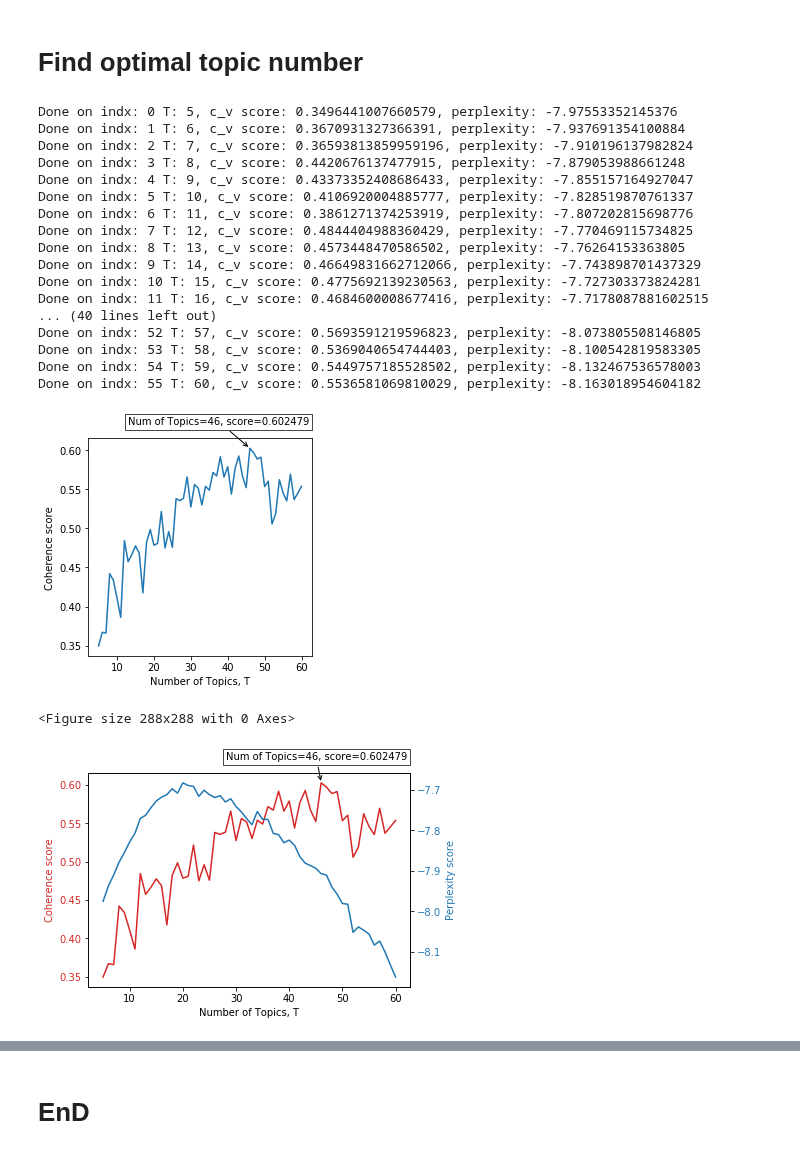
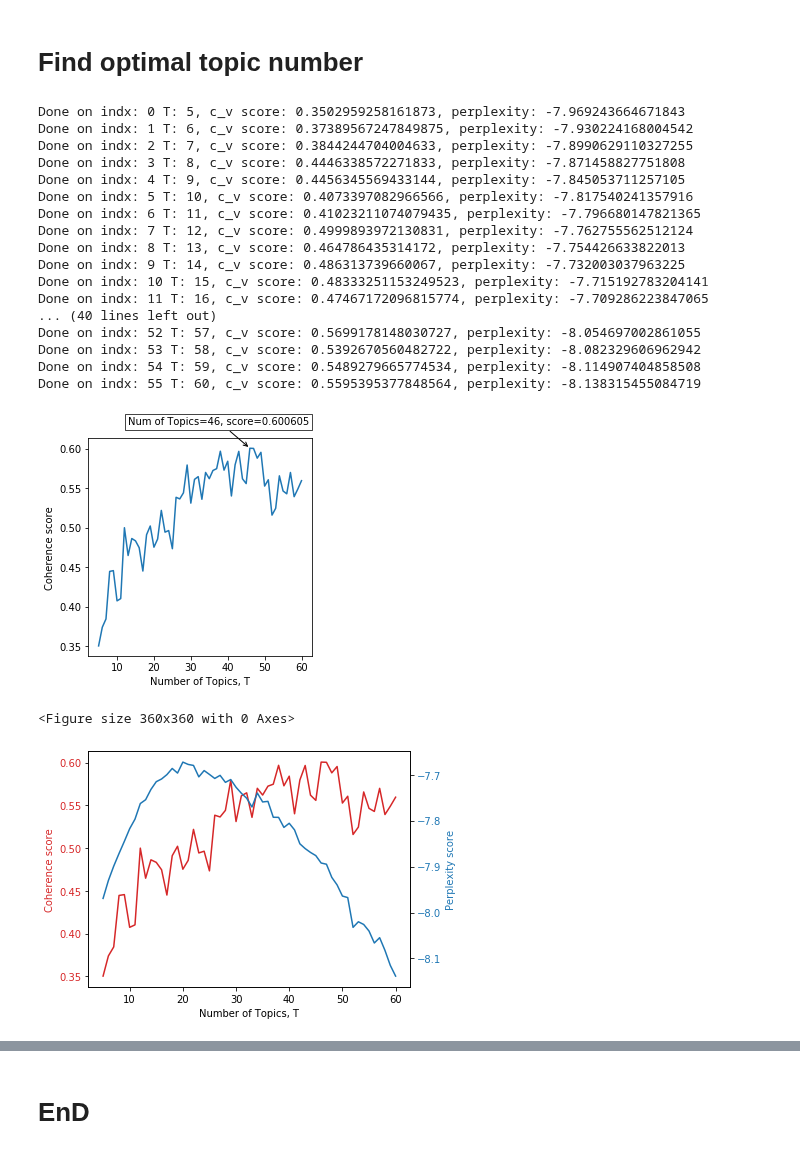
Before and after one commit to Arisiru/dtm-reports-analysis, a Jupyter notebook: notebooks/topic_analysis.ipynb, the cells around one changed output, grey strips where cells are left out. Saved outputs shown, nothing was run; the diff lists cells and outputs as text; code cells hidden in the pictures.

```diff
--- a/notebooks/topic_analysis.ipynb
+++ b/notebooks/topic_analysis.ipynb
@@ -19,6 +19,7 @@ year = 2005
 dir_root = os.path.join('..')
 dir_data_processing = os.path.join(dir_root, 'data_processing')
 dir_reports_ready =  os.path.join(dir_data_processing, 'reports_ready')
+dir_plots = os.path.join(dir_root, 'plots')
 # %% [markdown]
 ### set flags
 # %%
@@ -119,7 +120,7 @@ def compute_coherence_values(dictionary, corpus, texts, limit, start=2, step=3,
 min_T = 5
 max_T = 60
 step_T = 1
-passes_T = 31 # I had pike at 22 with 51
+passes_T = 51
 random_state = 193748
 # %%
 model_list, coherence_values, perplexity_values = compute_coherence_values(
@@ -132,23 +133,23 @@ model_list, coherence_values, perplexity_values = compute_coherence_values(
     passes=passes_T,
     random_state=random_state)
 # %% [output]
-Done on indx: 0 T: 5, c_v score: 0.3496441007660579, perplexity: -7.97553352145376
-Done on indx: 1 T: 6, c_v score: 0.3670931327366391, perplexity: -7.937691354100884
-Done on indx: 2 T: 7, c_v score: 0.36593813859959196, perplexity: -7.910196137982824
-Done on indx: 3 T: 8, c_v score: 0.4420676137477915, perplexity: -7.879053988661248
-Done on indx: 4 T: 9, c_v score: 0.43373352408686433, perplexity: -7.855157164927047
-Done on indx: 5 T: 10, c_v score: 0.4106920004885777, perplexity: -7.828519870761337
-Done on indx: 6 T: 11, c_v score: 0.3861271374253919, perplexity: -7.807202815698776
-Done on indx: 7 T: 12, c_v score: 0.4844404988360429, perplexity: -7.770469115734825
-Done on indx: 8 T: 13, c_v score: 0.4573448470586502, perplexity: -7.76264153363805
-Done on indx: 9 T: 14, c_v score: 0.46649831662712066, perplexity: -7.743898701437329
-Done on indx: 10 T: 15, c_v score: 0.4775692139230563, perplexity: -7.727303373824281
-Done on indx: 11 T: 16, c_v score: 0.4684600008677416, perplexity: -7.7178087881602515
+Done on indx: 0 T: 5, c_v score: 0.3502959258161873, perplexity: -7.969243664671843
+Done on indx: 1 T: 6, c_v score: 0.37389567247849875, perplexity: -7.930224168004542
+Done on indx: 2 T: 7, c_v score: 0.3844244704004633, perplexity: -7.8990629110327255
+Done on indx: 3 T: 8, c_v score: 0.4446338572271833, perplexity: -7.871458827751808
+Done on indx: 4 T: 9, c_v score: 0.4456345569433144, perplexity: -7.845053711257105
+Done on indx: 5 T: 10, c_v score: 0.4073397082966566, perplexity: -7.817540241357916
+Done on indx: 6 T: 11, c_v score: 0.41023211074079435, perplexity: -7.796680147821365
+Done on indx: 7 T: 12, c_v score: 0.4999893972130831, perplexity: -7.762755562512124
+Done on indx: 8 T: 13, c_v score: 0.464786435314172, perplexity: -7.754426633822013
+Done on indx: 9 T: 14, c_v score: 0.486313739660067, perplexity: -7.732003037963225
+Done on indx: 10 T: 15, c_v score: 0.48333251153249523, perplexity: -7.715192783204141
+Done on indx: 11 T: 16, c_v score: 0.47467172096815774, perplexity: -7.709286223847065
 ... (40 lines left out)
-Done on indx: 52 T: 57, c_v score: 0.5693591219596823, perplexity: -8.073805508146805
-Done on indx: 53 T: 58, c_v score: 0.5369040654744403, perplexity: -8.100542819583305
-Done on indx: 54 T: 59, c_v score: 0.5449757185528502, perplexity: -8.132467536578003
-Done on indx: 55 T: 60, c_v score: 0.5536581069810029, perplexity: -8.163018954604182
+Done on indx: 52 T: 57, c_v score: 0.5699178148030727, perplexity: -8.054697002861055
+Done on indx: 53 T: 58, c_v score: 0.5392670560482722, perplexity: -8.082329606962942
+Done on indx: 54 T: 59, c_v score: 0.5489279665774534, perplexity: -8.114907404858508
+Done on indx: 55 T: 60, c_v score: 0.5595395377848564, perplexity: -8.138315455084719
 # %%
 import math
 for i in range(len(coherence_values)):
@@ -186,43 +187,49 @@ plt.show()
 #pp.close()
 plt.close()
 # %% [output]
-[figure, old version]
+[figure, new version]
 # %%
-plt.figure(figsize=(4,4))
+plt.figure(figsize=(5,5))
 
 
 data1 = np.array(coherence_values)
 data2 = np.array(perplexity_values)
 x = np.array(range(min_T, min_T + len(data1), step_T))
 
 fig, ax1 = plt.subplots()
 
 color = 'tab:red'
 ax1.set_xlabel('Number of Topics, T')
 ax1.set_ylabel('Coherence score', color=color)
 ax1.plot(x, data1, color=color)
 ax1.tick_params(axis='y', labelcolor=color)
 
 xmax = x[np.argmax(data1)]
 ymax = data1.max()
 text = 'Num of Topics=%s, score=%f' % (xmax, ymax)
 
-bbox_props = dict(boxstyle='square,pad=0.3', fc='w', ec='k', lw=0.72)
-arrowprops = dict(arrowstyle='->')
-kw = dict(xycoords='data',textcoords='axes fraction',
-          arrowprops=arrowprops, bbox=bbox_props, ha='right', va='top')
-ax1.annotate(text, xy=(xmax, ymax), xytext=(0.99,1.1), **kw)
+#bbox_props = dict(boxstyle='square,pad=0.3', fc='w', ec='k', lw=0.72)
+#arrowprops = dict(arrowstyle='->')
+#kw = dict(xycoords='data',textcoords='axes fraction',
+          #arrowprops=arrowprops, bbox=bbox_props, ha='right', va='top')
+#ax1.annotate(text, xy=(xmax, ymax), xytext=(0.99,1.1), **kw)
 
 # instantiate a second axes that shares the same x-axis
 ax2 = ax1.twinx()
 
 color = 'tab:blue'
 ax2.set_ylabel('Perplexity score', color=color)
 ax2.plot(x, data2, color=color)
 ax2.tick_params(axis='y', labelcolor=color)
 
 fig.tight_layout() # otherwise the right y-label is slightly clipped
+
+pp = PdfPages(os.path.join(dir_plots, 'cohearence_score.pdf'))
+
+plt.savefig(pp, format='pdf', bbox_inches='tight')
 plt.show()
+
+pp.close()
 # %% [output]
-<Figure size 288x288 with 0 Axes>
+<Figure size 360x360 with 0 Axes>
-[figure, old version]
+[figure, new version]
```
Also changed, not shown: parts of 6 cells of this notebook, 4 other files.
